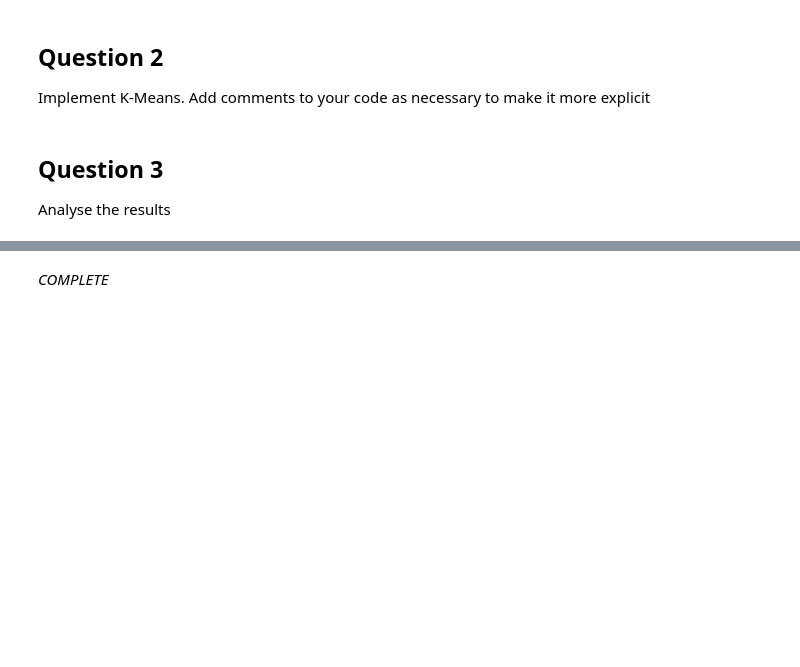
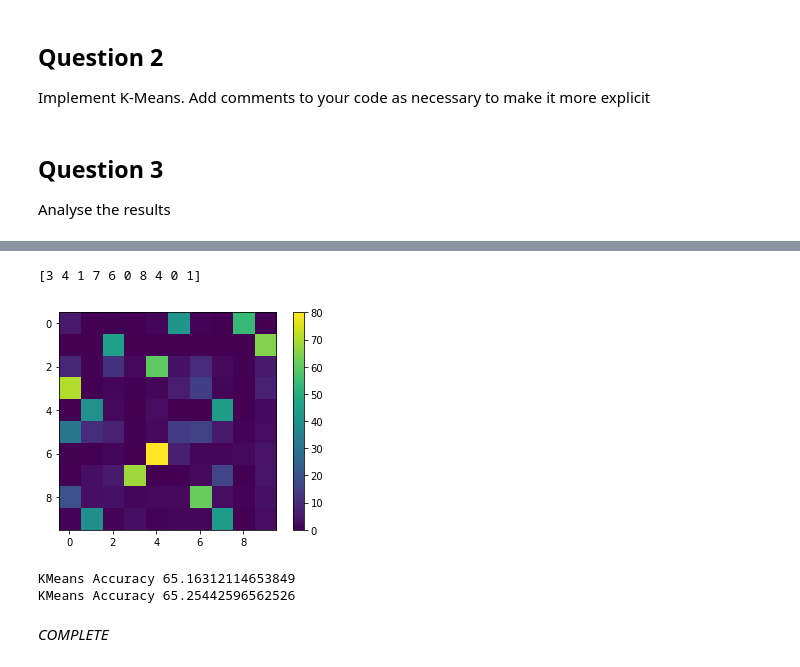
Before and after one commit to RChaguer/MLCourse, a Jupyter notebook: assignment1/Assignment1-MNIST.ipynb, the cells around one changed output, grey strips where cells are left out. Saved outputs shown, nothing was run; the diff lists cells and outputs as text; code cells hidden in the pictures; blank space fills up the shorter version.

```diff
--- a/assignment1/Assignment1-MNIST.ipynb
+++ b/assignment1/Assignment1-MNIST.ipynb
@@ -100,0 +235,14 @@ Analyse the results
+# %%
+def pourcentage_test_tab(x_test, y_test, KM_instance, centroids, SHOW=True):
+    labels = np.array([KM_instance.predict(x) for x in x_test])
+    tab = np.zeros((len(centroids), len(centroids)))
+    for i in range(y_test.size):
+        tab[y_test[i], int(labels[i])] += 1
+    row_sums = tab.sum(axis=1)
+    row_max_ind = tab.argmax(axis=0)
+    tab = tab / row_sums[:np.newaxis] * 100
+    row_sums = tab.sum(axis=1)
+    if (SHOW):
+        plt.imshow(tab)
+        plt.colorbar()
+    return row_max_ind
@@ -101,3 +268,15 @@ Analyse the results
+# %%
+test_centroids_labels = pourcentage_test_tab(x_test_t, y_test, KM, centroids)
+print(test_centroids_labels)
+# %% [output]
+[3 4 1 7 6 0 8 4 0 1]
+[figure, added]
+# %%
+KM.evaluate_accuracy(x_train_t, y_train, centroids_labels)
+KM.evaluate_accuracy(x_test_t, y_test, centroids_labels, True)
+# %% [output]
+KMeans Accuracy 65.16312114653849
+KMeans Accuracy 65.25442596562526
 # %% [markdown]
 *COMPLETE*
 # %% [markdown]
```
Also changed, not shown: parts of 11 cells of this notebook, 5 other files.
